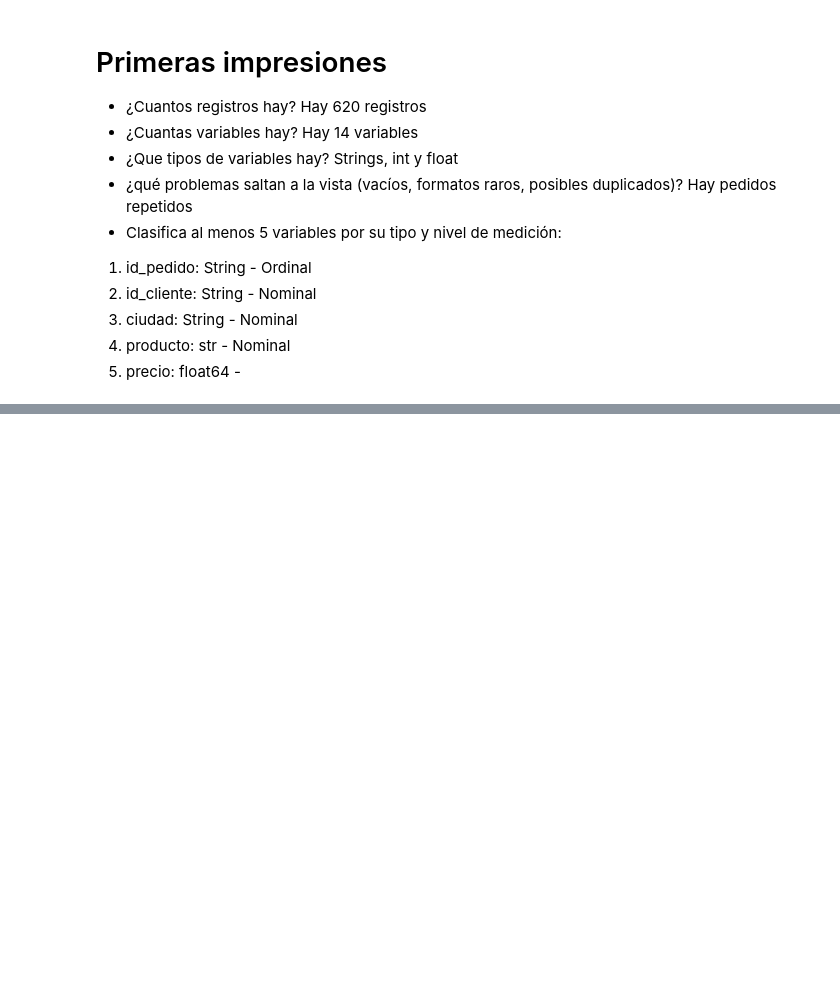
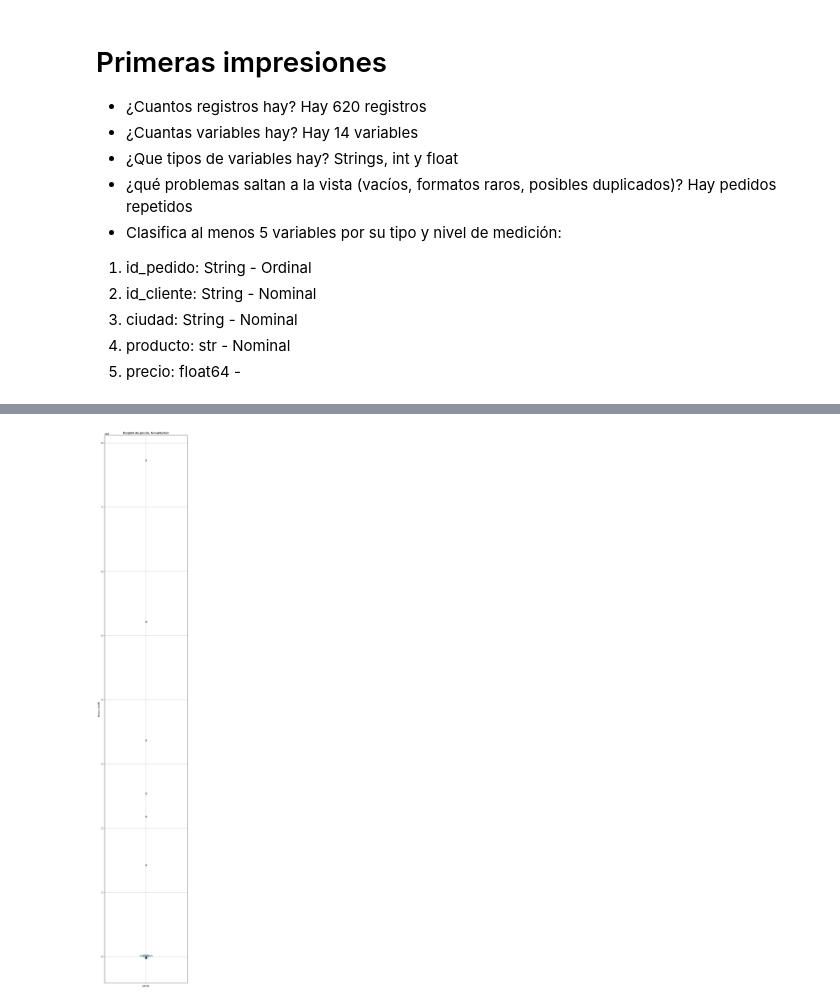
Before and after one commit to danielpaya/pre_primera_clase, a Jupyter notebook: S1_primer_contacto_NovaMarket.ipynb, the cells around one changed output, grey strips where cells are left out. Cells and saved outputs as stored; diff of their text form; code cells hidden in the pictures; blank space fills up the shorter version.

```diff
--- a/S1_primer_contacto_NovaMarket.ipynb
+++ b/S1_primer_contacto_NovaMarket.ipynb
@@ -68,0 +112,10 @@ Hay pedidos repetidos
+# %%
+import matplotlib.pyplot as plt
+
+# Boxplot de una sola columna del dataset NovaMarket
+df.boxplot(column='precio', vert=True, figsize=(6,40))
+plt.title('Boxplot de precio, NovaMarket')
+plt.ylabel('Precio (COP)')
+plt.show()
+# %% [output]
+[figure, added]
```
Also changed, not shown: parts of 8 cells of this notebook, 2 other files.
